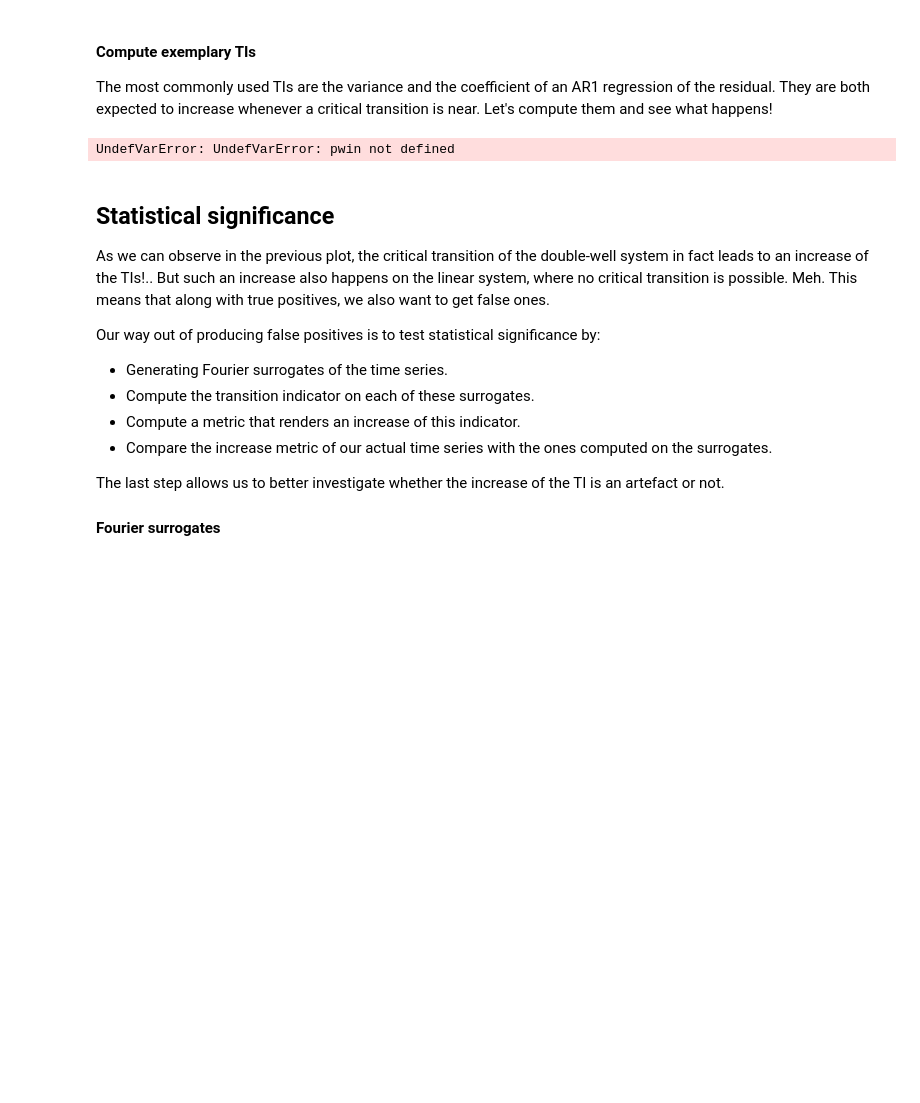
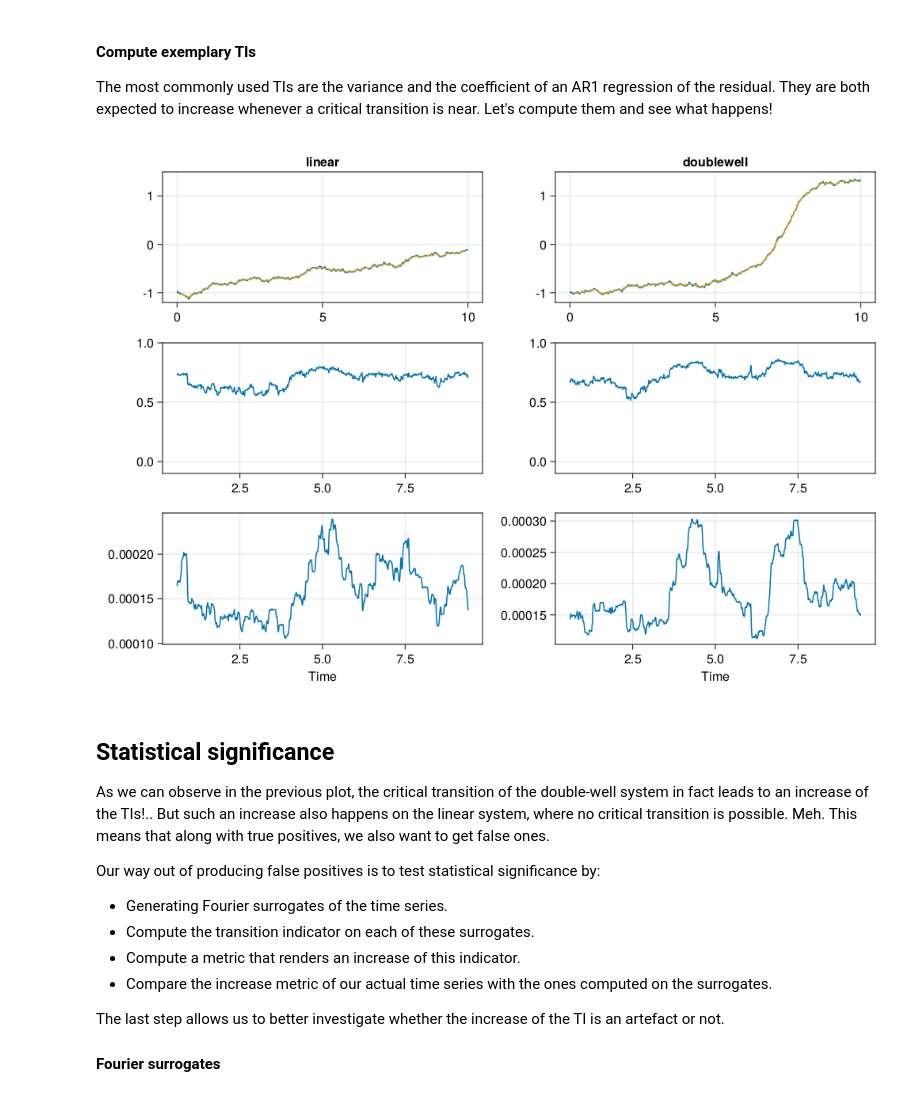
Before and after one commit to JanJereczek/StatisticalEWS, a Jupyter notebook: scripts/demo_palma.ipynb, the cells around one changed output. Cells and saved outputs as stored; diff of their text form; code cells hidden in the pictures; blank space fills up the shorter version.

```diff
--- a/scripts/demo_palma.ipynb
+++ b/scripts/demo_palma.ipynb
@@ -120,17 +107,17 @@ Closest candidates are:
 
 The most commonly used TIs are the variance and the coefficient of an AR1 regression of the residual. They are both expected to increase whenever a critical transition is near. Let's compute them and see what happens!
 # %%
-Xres_cpu = trim_win(X, pwin.N_smooth_wndw) - Xtrend
-var_cpu = slide_estimator( Xres_cpu, pwin.N_indctr_wndw, variance )
-ar1_cpu = slide_estimator( Xres_cpu, pwin.N_indctr_wndw, ar1_whitenoise )
-tindctr = trim_win(ttrend, pwin.N_indctr_wndw)
+Xres_cpu = trim_wndw(X, pwndw.N_smooth_wndw) - Xtrend
+var_cpu = slide_estimator( Xres_cpu, pwndw.N_indctr_wndw, cpvar )
+ar1_cpu = slide_estimator( Xres_cpu, pwndw.N_indctr_wndw, ar1_whitenoise )
+tindctr = trim_wndw(ttrend, pwndw.N_indctr_wndw)
 
 [lines!(axs[2][j], tindctr, ar1_cpu[j, :], label = "ar1_cpu") for j in 1:ncols]
 [ylims!(axs[2][i], (-.1, 1)) for i in 1:ncols]
 [lines!(axs[3][j], tindctr, var_cpu[j, :], label = "var_cpu") for j in 1:ncols]
 fig
 # %% [output]
-UndefVarError: UndefVarError: pwin not defined
+[figure, added]
 # %% [markdown]
 ## Statistical significance
 
```
Also changed, not shown: parts of 11 cells of this notebook, 5 other files.
